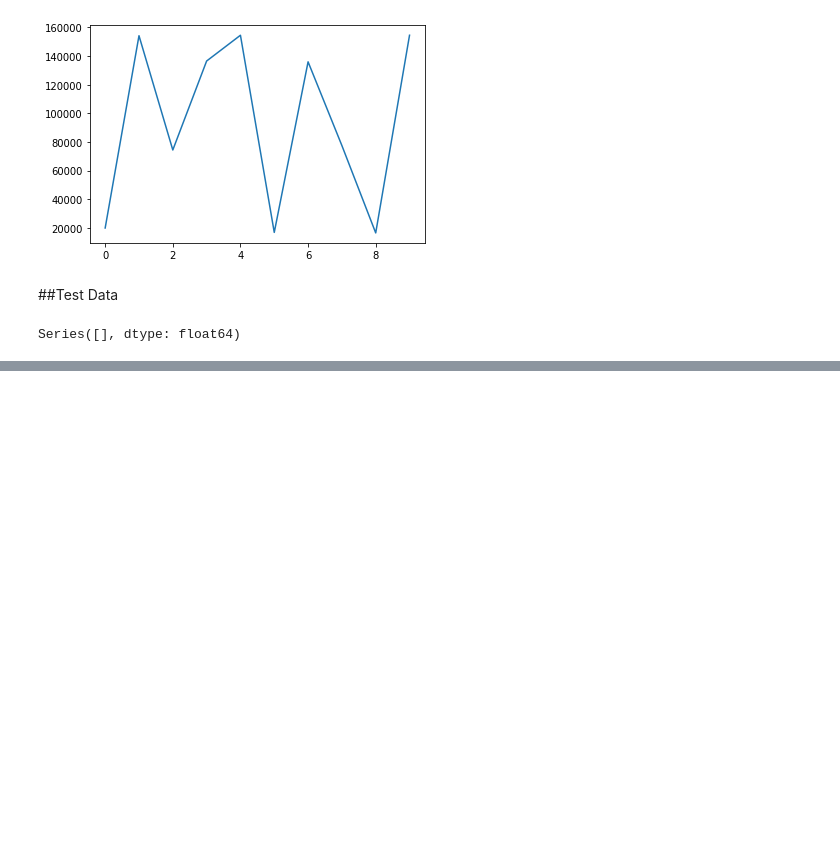
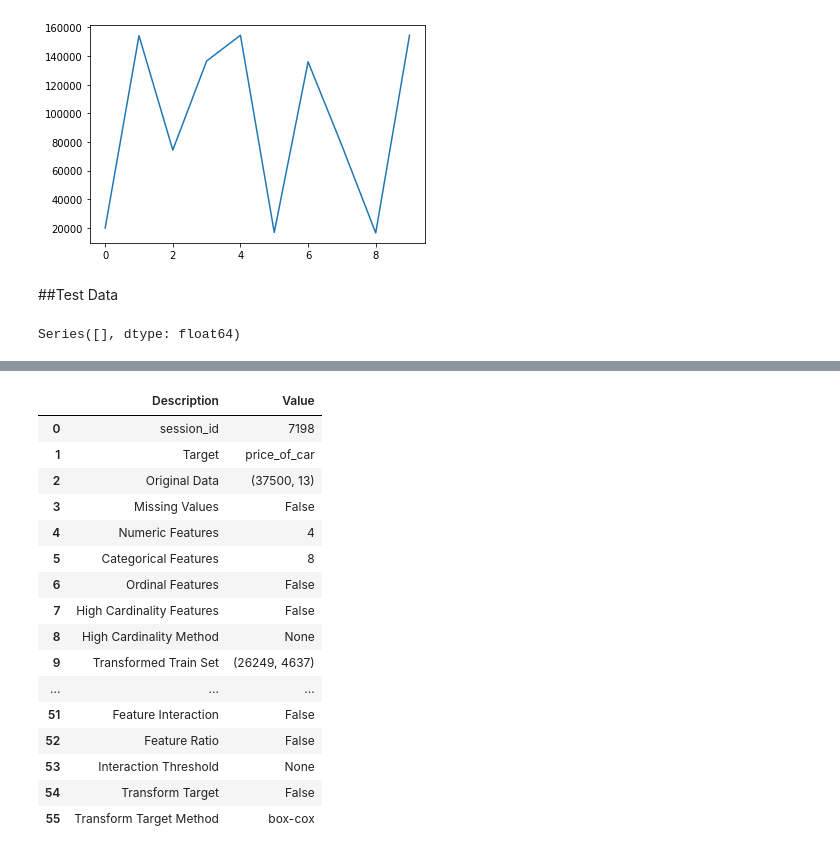
Before and after one commit to plaban1981/Dphi_hackathon, a Jupyter notebook: Data_Sprint_23_Used_Cars_Prices.ipynb, the cells around one changed output, grey strips where cells are left out. Cells and saved outputs as stored; diff of their text form; code cells hidden in the pictures; blank space fills up the shorter version.

```diff
--- a/Data_Sprint_23_Used_Cars_Prices.ipynb
+++ b/Data_Sprint_23_Used_Cars_Prices.ipynb
@@ -401,0 +431,3 @@ res.to_csv("submission_catboost2.csv",index=False) # the csv file will be saved
+# %%
+train_data = pd.read_csv('/content/train_processed.csv')
+test_data = pd.read_csv("/content/test_processed.csv")
@@ -401,0 +445,20 @@ res.to_csv("submission_catboost2.csv",index=False) # the csv file will be saved
+# %%
+exp_name = setup(data = train_data,  target = 'price_of_car')
+# %% [output]
+|  | Description | Value |
+| 0 | session_id | 7198 |
+| 1 | Target | price_of_car |
+| 2 | Original Data | (37500, 13) |
+| 3 | Missing Values | False |
+| 4 | Numeric Features | 4 |
+| 5 | Categorical Features | 8 |
+| 6 | Ordinal Features | False |
+| 7 | High Cardinality Features | False |
+| 8 | High Cardinality Method | None |
+| 9 | Transformed Train Set | (26249, 4637) |
+| ... | ... | ... |
+| 51 | Feature Interaction | False |
+| 52 | Feature Ratio | False |
+| 53 | Interaction Threshold | None |
+| 54 | Transform Target | False |
+| 55 | Transform Target Method | box-cox |
```
Also changed, not shown: parts of 15 cells of this notebook.
